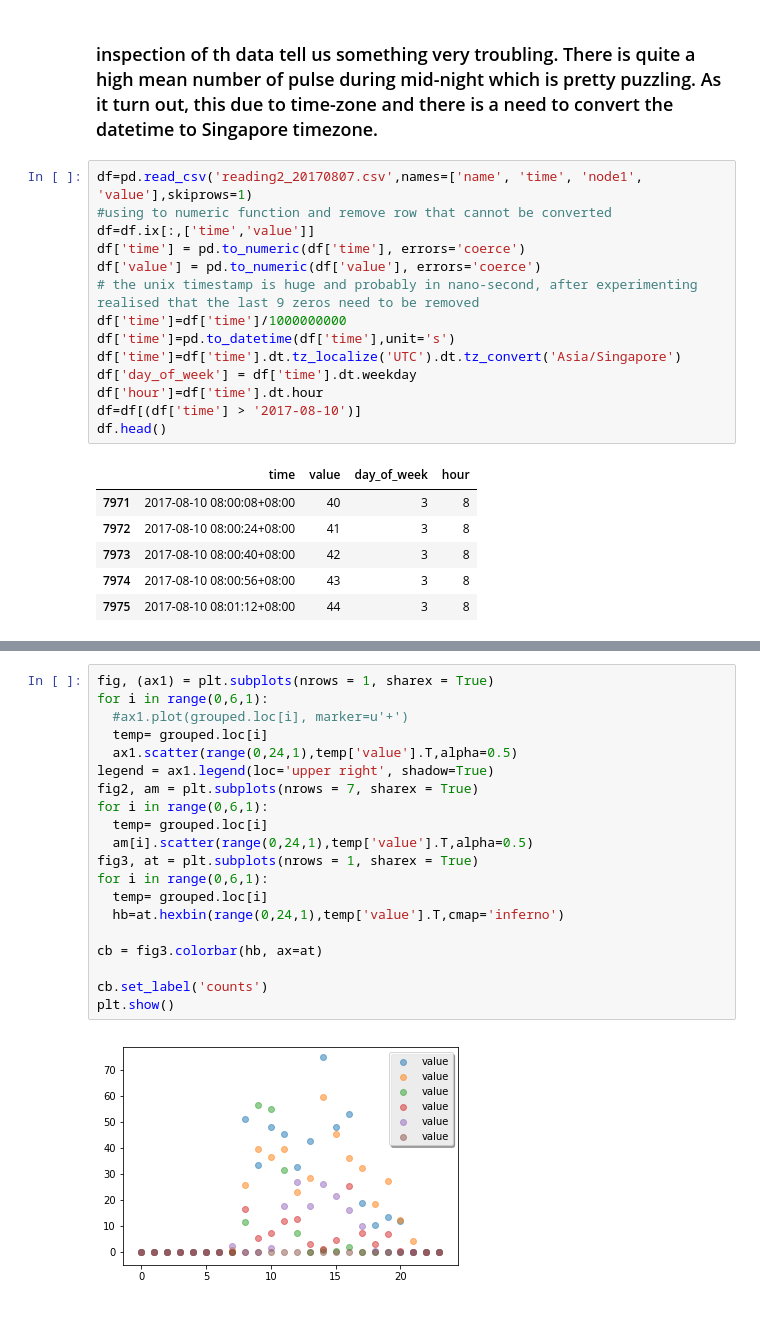
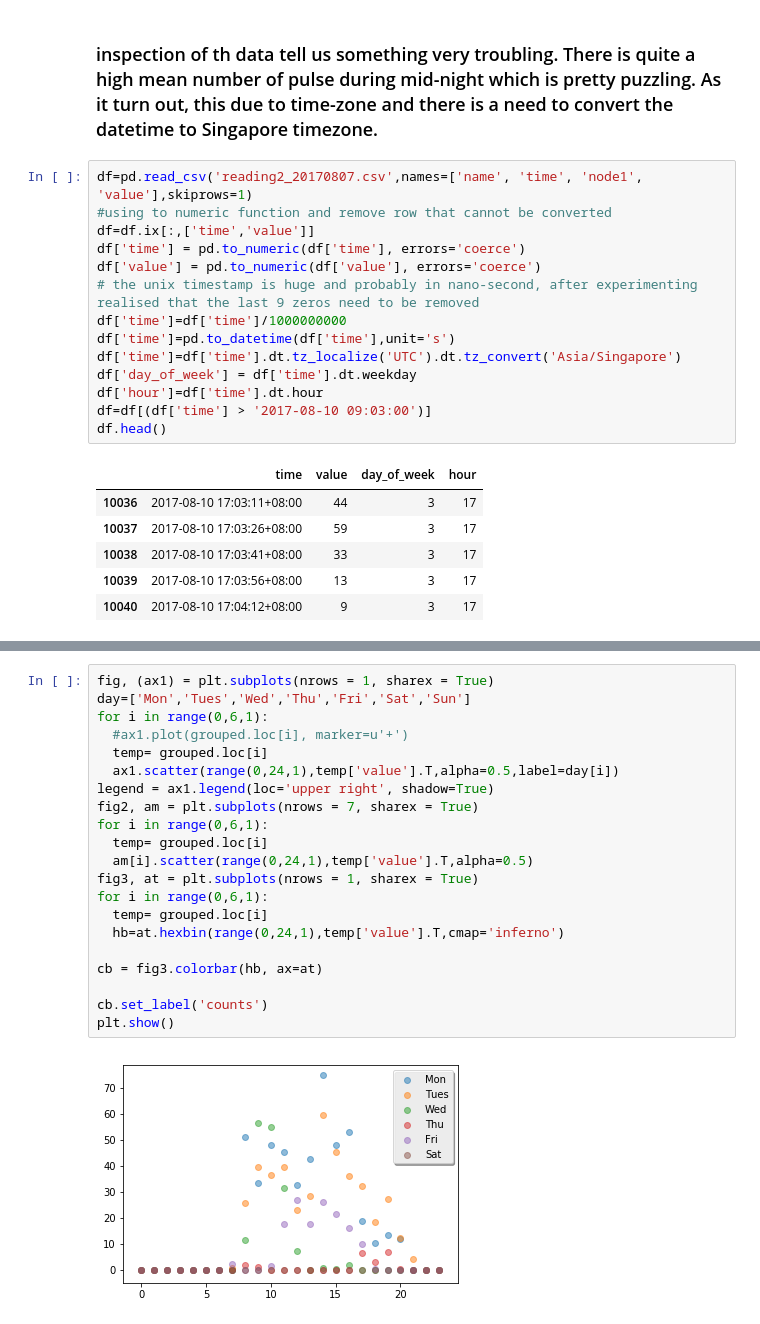
Before and after one commit to coolingozone/myremote, a Jupyter notebook: Remote_Eye.ipynb, the cells around one changed output, grey strips where cells are left out. Drawn from its saved outputs; the diff is of its cells as text.

```diff
--- a/Remote_Eye.ipynb
+++ b/Remote_Eye.ipynb
@@ -132,15 +132,15 @@ df['time']=pd.to_datetime(df['time'],unit='s')
 df['time']=df['time'].dt.tz_localize('UTC').dt.tz_convert('Asia/Singapore')
 df['day_of_week'] = df['time'].dt.weekday
 df['hour']=df['time'].dt.hour
-df=df[(df['time'] > '2017-08-10')]
+df=df[(df['time'] > '2017-08-10 09:03:00')]
 df.head()
 # %% [output]
 |  | time | value | day_of_week | hour |
-| 7971 | 2017-08-10 08:00:08+08:00 | 40 | 3 | 8 |
-| 7972 | 2017-08-10 08:00:24+08:00 | 41 | 3 | 8 |
-| 7973 | 2017-08-10 08:00:40+08:00 | 42 | 3 | 8 |
-| 7974 | 2017-08-10 08:00:56+08:00 | 43 | 3 | 8 |
-| 7975 | 2017-08-10 08:01:12+08:00 | 44 | 3 | 8 |
+| 10036 | 2017-08-10 17:03:11+08:00 | 44 | 3 | 17 |
+| 10037 | 2017-08-10 17:03:26+08:00 | 59 | 3 | 17 |
+| 10038 | 2017-08-10 17:03:41+08:00 | 33 | 3 | 17 |
+| 10039 | 2017-08-10 17:03:56+08:00 | 13 | 3 | 17 |
+| 10040 | 2017-08-10 17:04:12+08:00 | 9 | 3 | 17 |
 # %%
 grouped=df.groupby(['day_of_week','hour']).mean()
 print(grouped)
@@ -164,23 +164,24 @@ day_of_week hour
 [168 rows x 1 columns]
 # %%
 fig, (ax1) = plt.subplots(nrows = 1, sharex = True)
+day=['Mon','Tues','Wed','Thu','Fri','Sat','Sun']
 for i in range(0,6,1):
   #ax1.plot(grouped.loc[i], marker=u'+')
   temp= grouped.loc[i]
-  ax1.scatter(range(0,24,1),temp['value'].T,alpha=0.5)
+  ax1.scatter(range(0,24,1),temp['value'].T,alpha=0.5,label=day[i])
 legend = ax1.legend(loc='upper right', shadow=True)
 fig2, am = plt.subplots(nrows = 7, sharex = True)
 for i in range(0,6,1):
   temp= grouped.loc[i]
   am[i].scatter(range(0,24,1),temp['value'].T,alpha=0.5)
 fig3, at = plt.subplots(nrows = 1, sharex = True)
 for i in range(0,6,1):
   temp= grouped.loc[i]
   hb=at.hexbin(range(0,24,1),temp['value'].T,cmap='inferno')
 
 cb = fig3.colorbar(hb, ax=at)
 
 cb.set_label('counts')
 plt.show()
 # %% [output]
-[figure, old version]
+[figure, new version]
```
Also changed, not shown: parts of 4 cells of this notebook.
